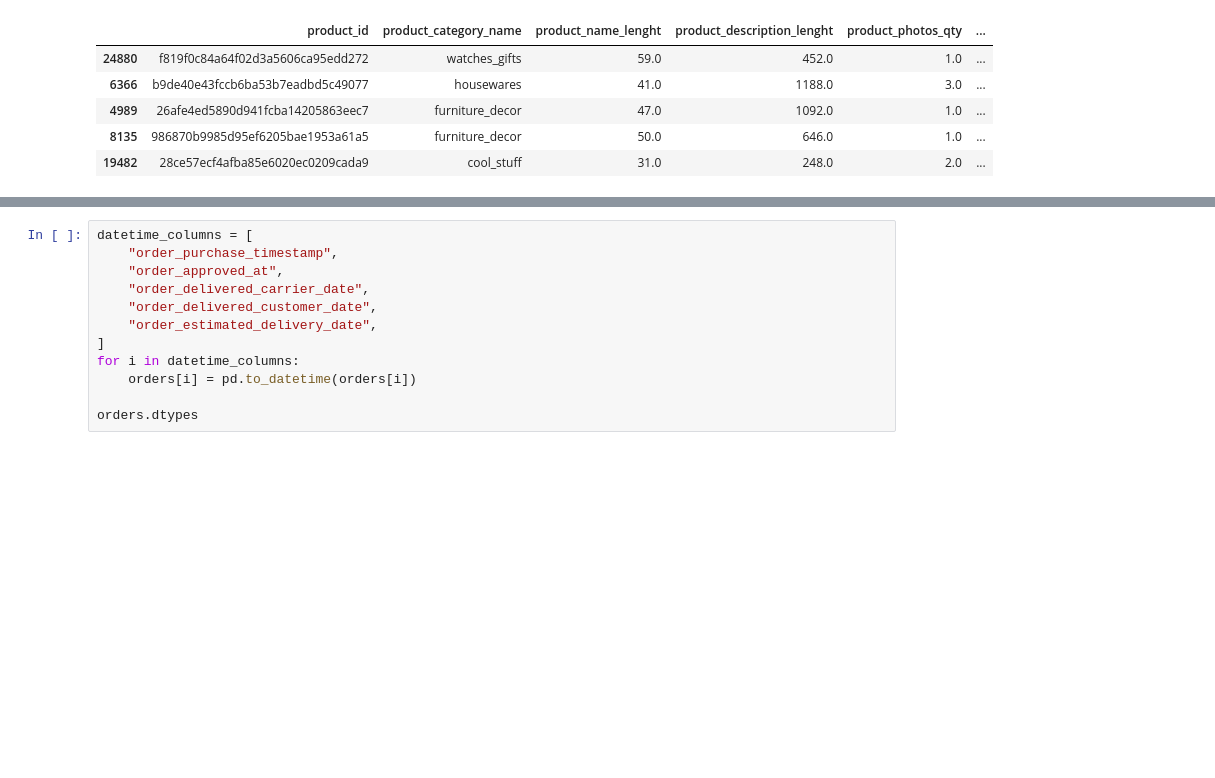
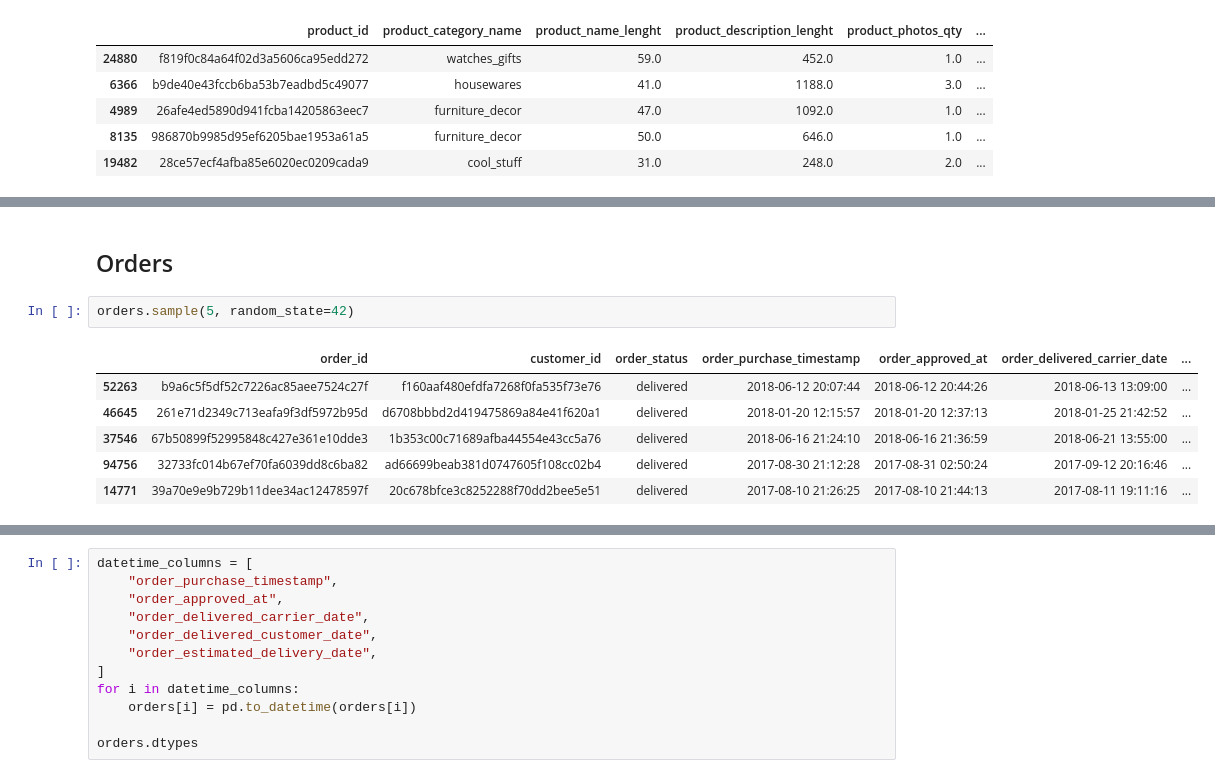
Before and after one commit to malifnasrulloh/Analysis-Data-E-Commerce, a Jupyter notebook: data_prep.ipynb, the cells around one changed output, grey strips where cells are left out. Drawn from its saved outputs; the diff is of its cells as text; blank space fills up the shorter version.

```diff
--- a/data_prep.ipynb
+++ b/data_prep.ipynb
@@ -38,0 +297,11 @@ products.sample(5, random_state=42)
+# %% [markdown]
+## Orders
+# %%
+orders.sample(5, random_state=42)
+# %% [output]
+|  | order_id | customer_id | order_status | order_purchase_timestamp | order_approved_at | order_delivered_carrier_date | ... |
+| 52263 | b9a6c5f5df52c7226ac85aee7524c27f | f160aaf480efdfa7268f0fa535f73e76 | delivered | 2018-06-12 20:07:44 | 2018-06-12 20:44:26 | 2018-06-13 13:09:00 | ... |
+| 46645 | 261e71d2349c713eafa9f3df5972b95d | d6708bbbd2d419475869a84e41f620a1 | delivered | 2018-01-20 12:15:57 | 2018-01-20 12:37:13 | 2018-01-25 21:42:52 | ... |
+| 37546 | 67b50899f52995848c427e361e10dde3 | 1b353c00c71689afba44554e43cc5a76 | delivered | 2018-06-16 21:24:10 | 2018-06-16 21:36:59 | 2018-06-21 13:55:00 | ... |
+| 94756 | 32733fc014b67ef70fa6039dd8c6ba82 | ad66699beab381d0747605f108cc02b4 | delivered | 2017-08-30 21:12:28 | 2017-08-31 02:50:24 | 2017-09-12 20:16:46 | ... |
+| 14771 | 39a70e9e9b729b11dee34ac12478597f | 20c678bfce3c8252288f70dd2bee5e51 | delivered | 2017-08-10 21:26:25 | 2017-08-10 21:44:13 | 2017-08-11 19:11:16 | ... |
```
Also changed, not shown: parts of 70 cells of this notebook, 6 other files.
